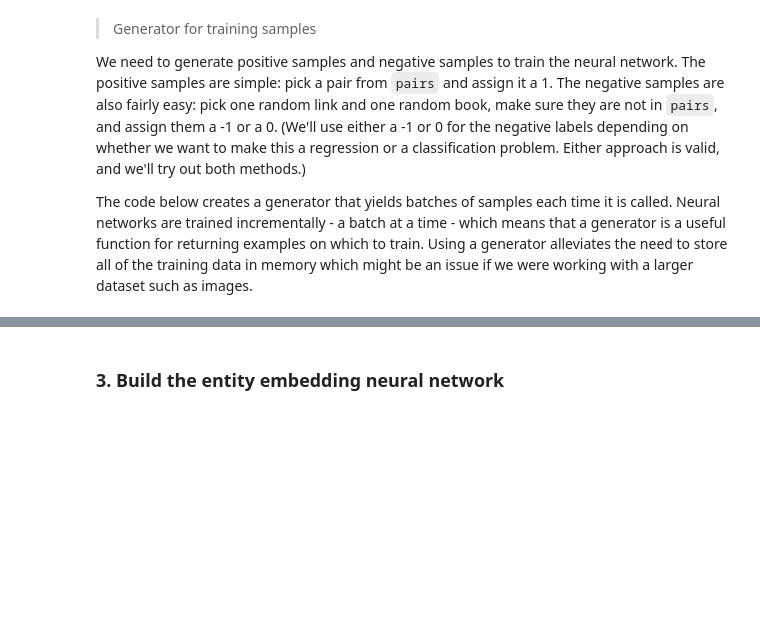
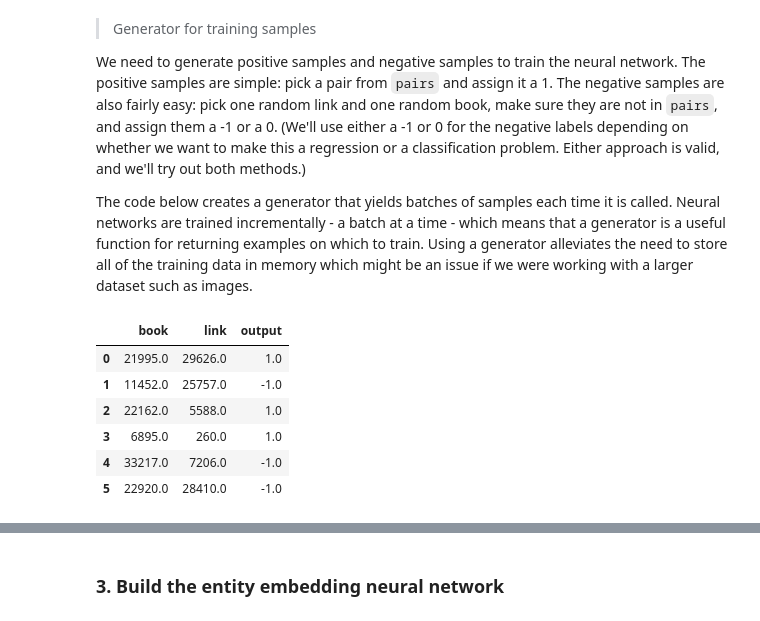
Before and after one commit to BLONTCHI/Wikipedia-data-science, a Jupyter notebook: 2-Book Recommendation System.ipynb, the cells around one changed output, grey strips where cells are left out. Cells and saved outputs as stored; diff of their text form; code cells hidden in the pictures; blank space fills up the shorter version.

Commit message:
Buid training set and a batch data generator

```diff
--- a/2-Book Recommendation System.ipynb
+++ b/2-Book Recommendation System.ipynb
@@ -420,28 +388,3 @@ If we kept a separate validation / testing set, then we would be limiting the am
 We need to generate positive samples and negative samples to train the neural network. The positive samples are simple: pick a pair from `pairs` and assign it a 1. The negative samples are also fairly easy: pick one random link and one random book, make sure they are not in `pairs`, and assign them a -1 or a 0. (We'll use either a -1 or 0 for the negative labels depending on whether we want to make this a regression or a classification problem. Either approach is valid, and we'll try out both methods.)
 
 The code below creates a generator that yields batches of samples each time it is called. Neural networks are trained incrementally - a batch at a time - which means that a generator is a useful function for returning examples on which to train. Using a generator alleviates the need to store all of the training data in memory which might be an issue if we were working with a larger dataset such as images.
-# %%
-import numpy as np
-import random
-random.seed(100)
-
-def generate_batch(pairs, n_positive = 50, negative_ratio = 1.0, classification = False):
-    """Generate batches of samples for training
-
-    Params
-    ------
-    * pairs:
-    * n_positive:
-
-    Returns
-    -------
-    A generator of batches. Should call `next` on this object to get a new batch
-    """
-    batch_size = n_positive * (1 + negative_ratio)
-    batch = np.zeros((batch_size, 3))
-
-    # Adjust label based on task
-    if classification:
-        neg_label = 0
-    else:
-        neg_label = -1
@@ -447,0 +446,11 @@ def generate_batch(pairs, n_positive = 50, negative_ratio = 1.0, classification
+# %%
+a_batch = pd.DataFrame(next(generate_batch(pairs, n_positive = 2, negative_ratio = 2)))
+a_batch
+# %% [output]
+|  | book | link | output |
+| 0 | 21995.0 | 29626.0 | 1.0 |
+| 1 | 11452.0 | 25757.0 | -1.0 |
+| 2 | 22162.0 | 5588.0 | 1.0 |
+| 3 | 6895.0 | 260.0 | 1.0 |
+| 4 | 33217.0 | 7206.0 | -1.0 |
+| 5 | 22920.0 | 28410.0 | -1.0 |
```
Also changed, not shown: parts of 14 cells of this notebook.
